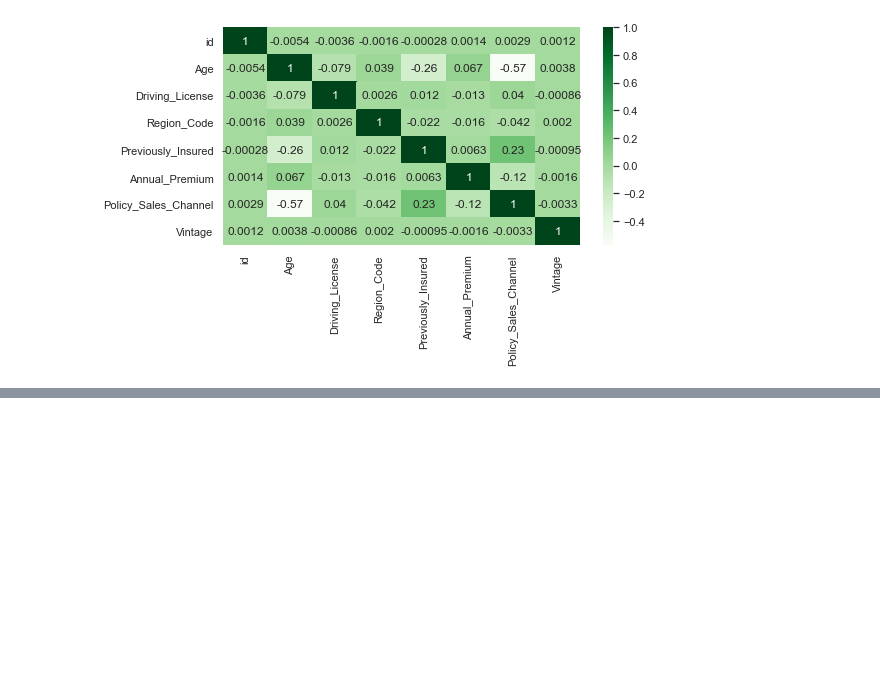
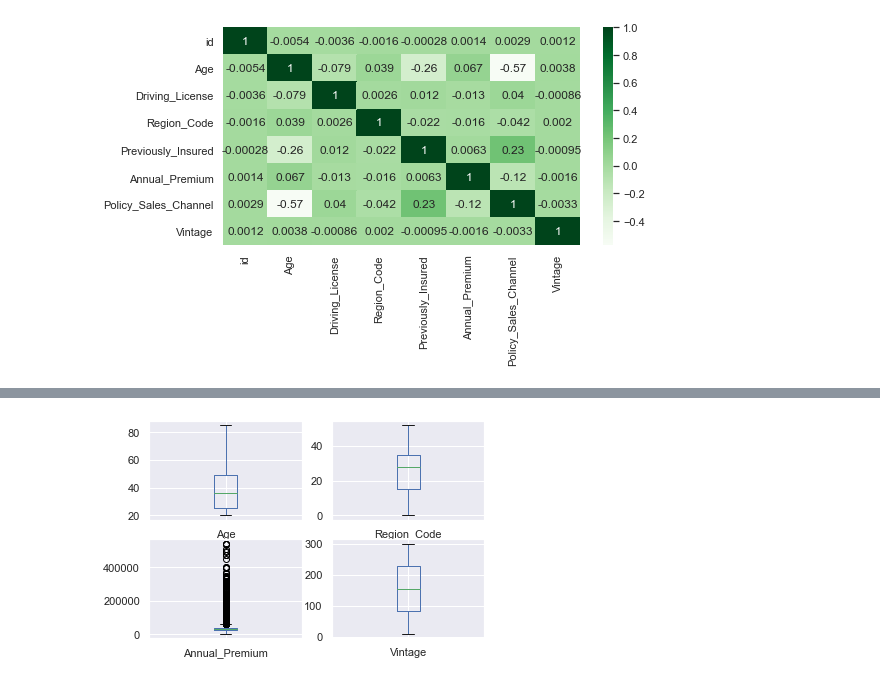
Before and after one commit to yyx2827023/Python_project_vehicle_insurance, a Jupyter notebook: Vehicle Insurance EDA and predict models.ipynb, the cells around one changed output, grey strips where cells are left out. Cells and saved outputs as stored; diff of their text form; code cells hidden in the pictures; blank space fills up the shorter version.

```diff
--- a/Vehicle Insurance EDA and predict models.ipynb
+++ b/Vehicle Insurance EDA and predict models.ipynb
@@ -38,6 +54,24 @@ test
 | 127036 | 508146 | Male | 41 | 1 | 29.0 | 1 | 1-2 Year | ... |
 127037 rows × 11 columns
 # %%
+print("Data colunm names:\n")
+print(list(train.columns.values.tolist()))
+print(list(test.columns.values.tolist()))
+print("---------------------------------------------------------------------------")
+
+print("Data shapes:\n")
 print(train.shape)
 print(test.shape)
+print("---------------------------------------------------------------------------")
+
+numerical_columns=['Age', 'Region_Code','Annual_Premium','Vintage']
+categorical_columns=['Gender','Driving_License','Previously_Insured','Vehicle_Age','Vehicle_Damage','Response']
+
+print("Data descriptions:\n")
+# descriptions
+print("Train data descriptions:")
+print(train[numerical_columns].describe())
+
+print("\nTest data descriptions:")
+print(test[numerical_columns].describe())
 # %% [output]
@@ -97,0 +161,6 @@ sns.heatmap(test.corr(),cmap='Greens',annot=True)
+# %%
+# box and whisker plots
+train[numerical_columns].plot(kind='box', subplots=True, layout=(2,2), sharex=False, sharey=False)
+pyplot.show()
+# %% [output]
+[figure, added]
```
Also changed, not shown: parts of 13 cells of this notebook.
